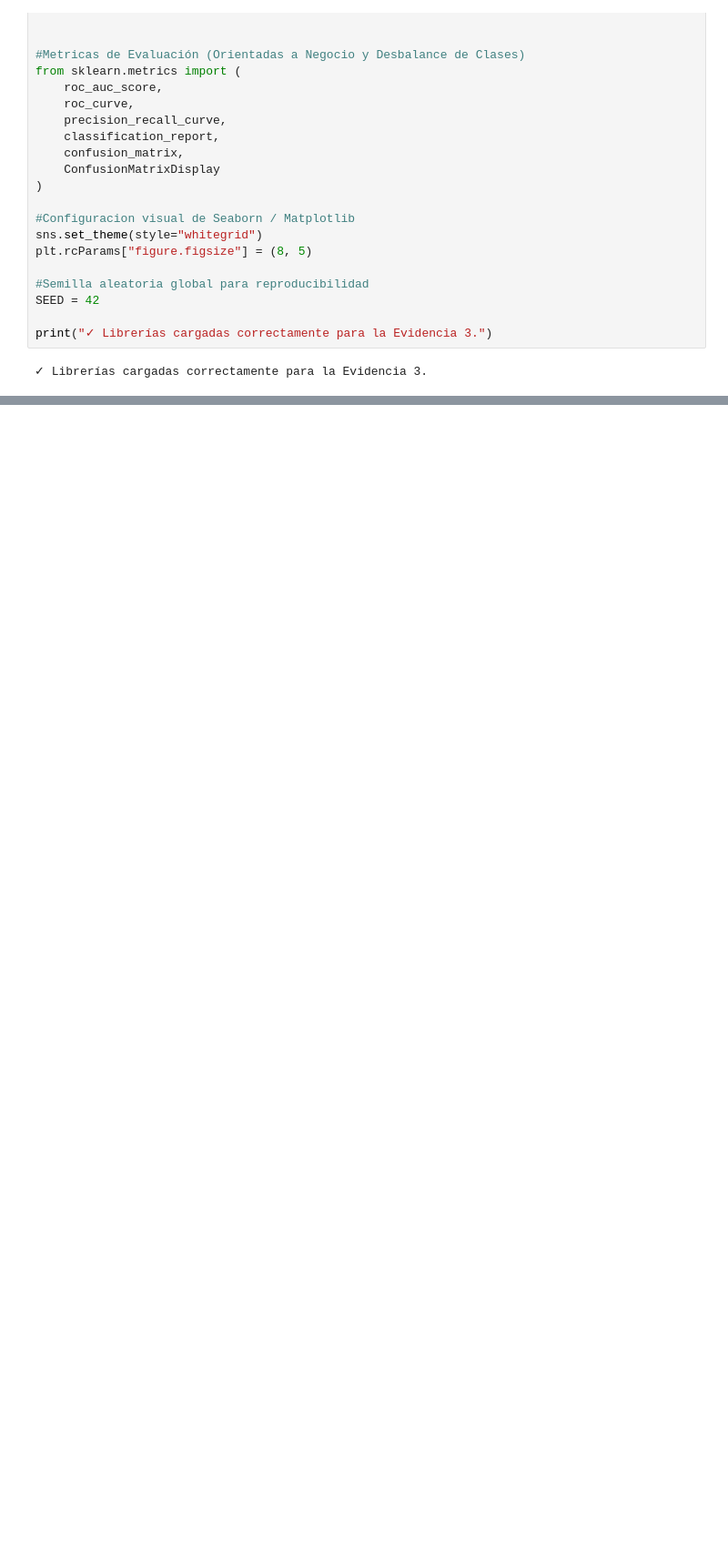
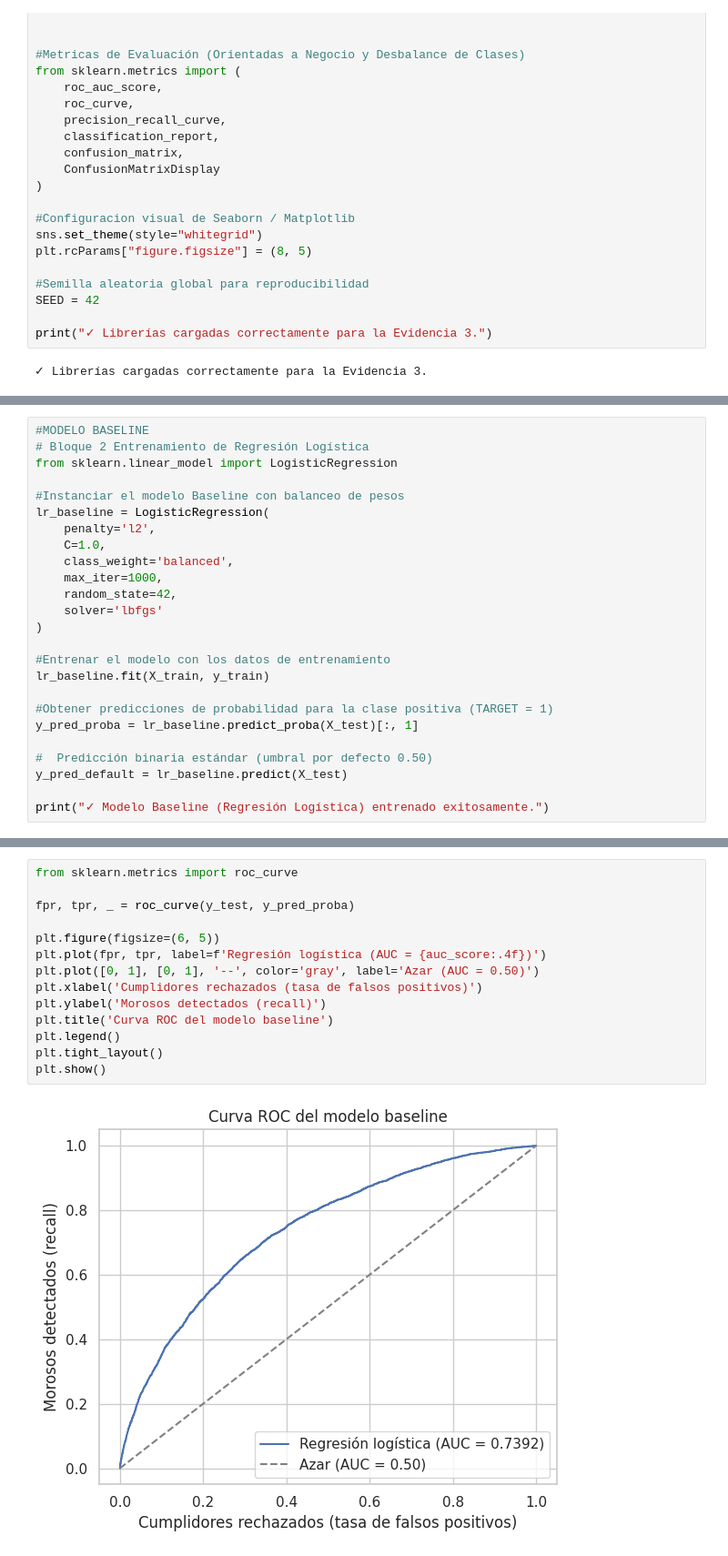
Before and after one commit to LuciaVerdu/Proyecto-Prediccion-de-incumplimiento-crediticio, a Jupyter notebook: Grupo_7_Modulo_Analista.ipynb, the cells around one changed output, grey strips where cells are left out. Shown at 91% size. Drawn from its saved outputs; the diff is of its cells as text; blank space fills up the shorter version.

```diff
--- a/Grupo_7_Modulo_Analista.ipynb
+++ b/Grupo_7_Modulo_Analista.ipynb
@@ -3005,0 +2774,25 @@ Realizar auditorías periódicas de equidad en las variables demográficas para
+# %%
+#MODELO BASELINE
+# Bloque 2 Entrenamiento de Regresión Logística
+from sklearn.linear_model import LogisticRegression
+
+#Instanciar el modelo Baseline con balanceo de pesos
+lr_baseline = LogisticRegression(
+    penalty='l2',
+    C=1.0,
+    class_weight='balanced',
+    max_iter=1000,
+    random_state=42,
+    solver='lbfgs'
+)
+
+#Entrenar el modelo con los datos de entrenamiento
+lr_baseline.fit(X_train, y_train)
+
+#Obtener predicciones de probabilidad para la clase positiva (TARGET = 1)
+y_pred_proba = lr_baseline.predict_proba(X_test)[:, 1]
+
+#  Predicción binaria estándar (umbral por defecto 0.50)
+y_pred_default = lr_baseline.predict(X_test)
+
+print("✓ Modelo Baseline (Regresión Logística) entrenado exitosamente.")
@@ -3005,0 +2920,16 @@ Realizar auditorías periódicas de equidad en las variables demográficas para
+# %%
+from sklearn.metrics import roc_curve
+
+fpr, tpr, _ = roc_curve(y_test, y_pred_proba)
+
+plt.figure(figsize=(6, 5))
+plt.plot(fpr, tpr, label=f'Regresión logística (AUC = {auc_score:.4f})')
+plt.plot([0, 1], [0, 1], '--', color='gray', label='Azar (AUC = 0.50)')
+plt.xlabel('Cumplidores rechazados (tasa de falsos positivos)')
+plt.ylabel('Morosos detectados (recall)')
+plt.title('Curva ROC del modelo baseline')
+plt.legend()
+plt.tight_layout()
+plt.show()
+# %% [output]
+[figure, added]
```
Also changed, not shown: parts of 67 cells of this notebook.
